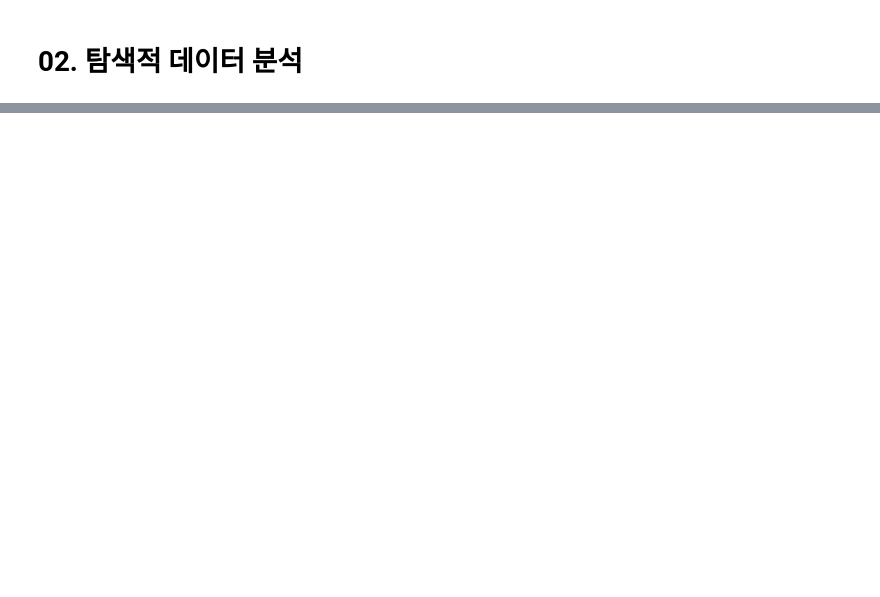
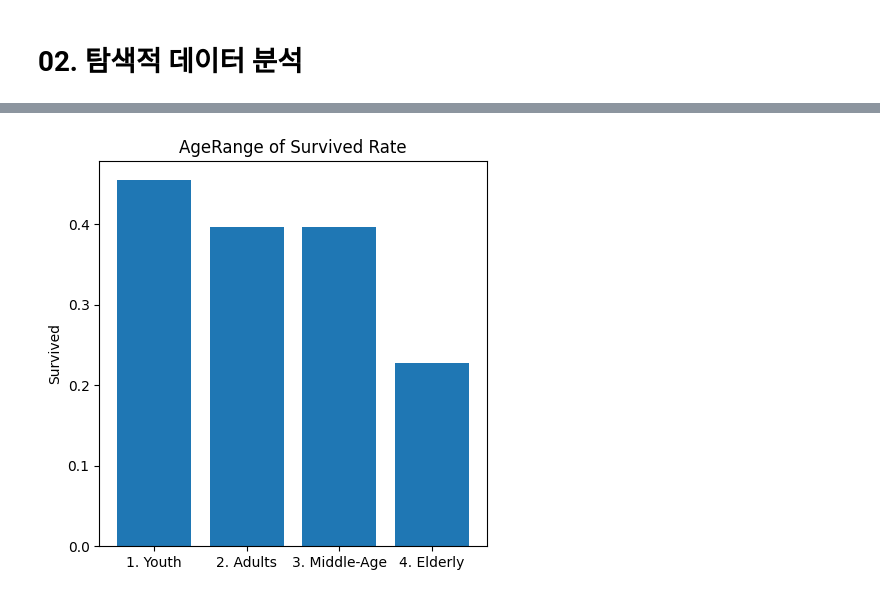
Before and after one commit to seonjaechoi0307/Project_Based_Learning, a Jupyter notebook: Titanic/Code/Project_Titanic.ipynb, the cells around one changed output, grey strips where cells are left out. Cells and saved outputs as stored; diff of their text form; code cells hidden in the pictures; blank space fills up the shorter version.

```diff
--- a/Titanic/Code/Project_Titanic.ipynb
+++ b/Titanic/Code/Project_Titanic.ipynb
@@ -312,0 +268,24 @@ sns.histplot(x = df['Age'], data=df, bins=10)
+# %%
+# A03 작업에서 데이터 타입을 변형 시켰다.
+# 연령대간의 생존여부를 체크하기 위해 나이를 기준으로 연령대를 생성해주자.
+A04 = A03.copy()
+# A04['Age'].value_counts()
+
+AgeBand = ['1. Youth', '2. Adults', '3. Middle-Age', '4. Elderly']
+
+def AgeRg (x) :
+
+    if x['Age'] <= 20 :
+        return AgeBand[0]
+
+    elif x['Age'] <= 40 :
+        return AgeBand[1]
+
+    elif x['Age'] <= 60 :
+        return AgeBand[2]
+
+    else :
+        return AgeBand[3]
+
+A04['AgeRange'] = A04.apply(AgeRg, axis=1)
+A04.head(3)
@@ -312,0 +297,6 @@ sns.histplot(x = df['Age'], data=df, bins=10)
+# %%
+Age_Group = A04.groupby(['AgeRange']).agg({'Survived':'sum'
+                                          , 'Pclass':'count'}).reset_index()
+
+Age_Group['Survived_Rate'] = Age_Group['Survived'] / Age_Group['Pclass']
+Age_Group
@@ -312,0 +309,10 @@ sns.histplot(x = df['Age'], data=df, bins=10)
+# %%
+f, ax = plt.subplots(figsize=(5, 5))
+
+# 0~20세 > 21세 ~ 40세 = 41세 ~ 60세 > 61이상 순으로 생존율이 높다.
+ax.bar(Age_Group['AgeRange'], Age_Group['Survived_Rate'])
+ax.set_title('AgeRange of Survived Rate')
+ax.set_ylabel('Survived')
+plt.show()
+# %% [output]
+[figure, added]
```
Also changed, not shown: parts of 10 cells of this notebook.
